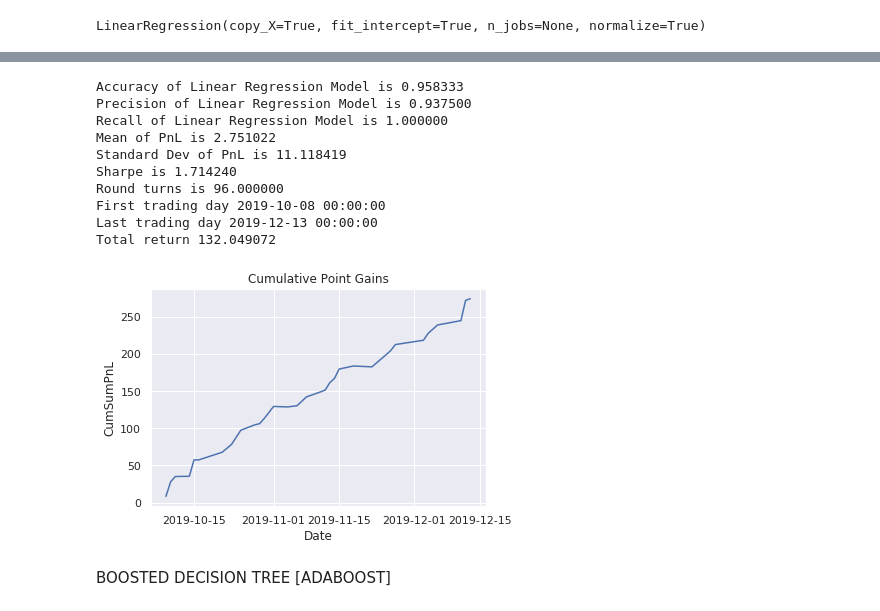
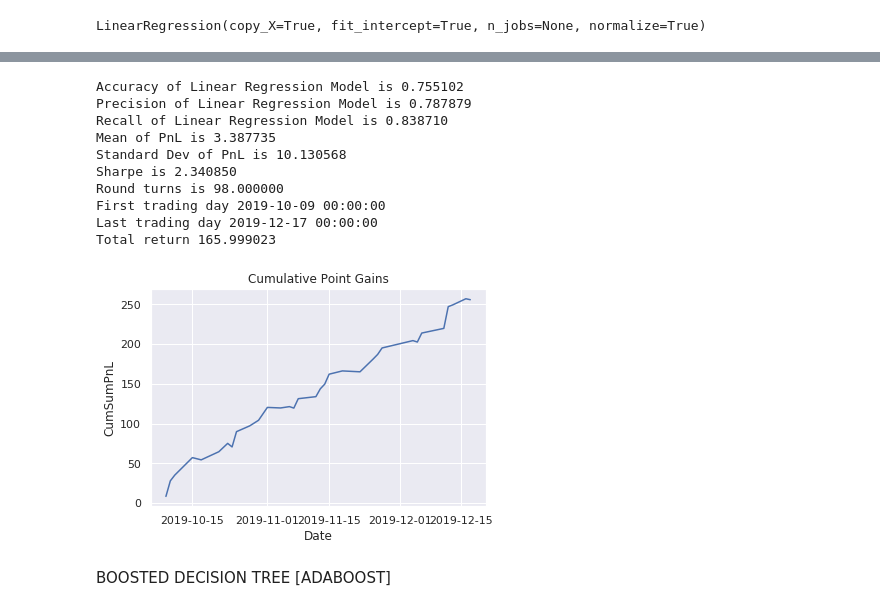
Before and after one commit to danoAasland/SP500_ML_Python, a Jupyter notebook: SP500model.ipynb, the cells around one changed output, grey strips where cells are left out. Cells and saved outputs as stored; diff of their text form; code cells hidden in the pictures.

```diff
--- a/SP500model.ipynb
+++ b/SP500model.ipynb
@@ -73,10 +65,16 @@ def modelEvalParams(DF, predArr, probFlag= None):
     funcDF['Predictions'] = tempList
     funcDF['AccMetric'] = np.where(funcDF['Predictions'] == funcDF['Outcome'], 1, 0)
 
-  elif probFlag == 'prob':
+  elif probFlag == 'probEval':
     funcDF['ProbNegTrade'] = extractFrstVal(predArr)
     funcDF['ProbPlusTrade'] = extractSecVal(predArr)
     funcDF['Predictions'] = funcDF.apply(lambda x: 1 if x['ProbPlusTrade'] > x['ProbNegTrade'] else -1, axis=1)
+    funcDF['Outcome'] = funcDF.apply(lambda x: 1 if x['Close'] > x['Open'] else -1, axis=1)
+    funcDF['AccMetric'] = np.where(funcDF['Predictions'] == funcDF['Outcome'], 1, 0)
+
+  elif probFlag == 'lrProb':
+    funcDF['Predictions'] = predArr.ravel()
+    funcDF['Predictions'] = funcDF['Predictions'].apply(lambda x: 1 if x > 0.5 else -1)
     funcDF['Outcome'] = funcDF.apply(lambda x: 1 if x['Close'] > x['Open'] else -1, axis=1)
     funcDF['AccMetric'] = np.where(funcDF['Predictions'] == funcDF['Outcome'], 1, 0)
 
@@ -113,6 +111,7 @@ def modelPerfMeasures(DF, mdlTyp, probFlag=None):
   roundTurns = 2 * daysTraded
 
   #1st and Last trade day dates
+  funcDF = funcDF.reset_index(drop=True)
   endDate = len(funcDF)-1
   lastTradeDay = funcDF['Date'][endDate]
   try:
@@ -551,7 +559,7 @@ LINEAR REGRESSION MODEL
 # %%
 modelLR = LinearRegression(normalize=True)
 # %%
-modelLR.fit(trainX.drop('Date', axis= 1), trainYLR)
+modelLR.fit(trainX.drop('Date', axis= 1), trainY)
 # %% [output]
 LinearRegression(copy_X=True, fit_intercept=True, n_jobs=None, normalize=True)
 # %%
@@ -579,20 +574,20 @@ array([0.04605955, 0.66782518, 0.86461541, 0.64863725, 0.52895653,
 # %%
 #model evaluation dataframe
-modelLRDF = modelEvalParams(testX, predictions_prob, 'reg')
+modelLRDF = modelEvalParams(testX, predictions_prob, 'lrProb')
 # %%
-modelPerfMeasures(modelLRDF, 'LR', probFlag='reg')
+modelPerfMeasures(modelLRDF, 'LR', probFlag=None)
 # %% [output]
-Accuracy of Linear Regression Model is 0.958333
-Precision of Linear Regression Model is 0.937500
-Recall of Linear Regression Model is 1.000000
-Mean of PnL is 2.751022
-Standard Dev of PnL is 11.118419
-Sharpe is 1.714240
-Round turns is 96.000000
-First trading day 2019-10-08 00:00:00
-Last trading day 2019-12-13 00:00:00
-Total return 132.049072
+Accuracy of Linear Regression Model is 0.755102
+Precision of Linear Regression Model is 0.787879
+Recall of Linear Regression Model is 0.838710
+Mean of PnL is 3.387735
+Standard Dev of PnL is 10.130568
+Sharpe is 2.340850
+Round turns is 98.000000
+First trading day 2019-10-09 00:00:00
+Last trading day 2019-12-17 00:00:00
+Total return 165.999023
-[figure, old version]
+[figure, new version]
 # %% [markdown]
 BOOSTED DECISION TREE [ADABOOST]
 # %%
```
Also changed, not shown: parts of 29 cells of this notebook.
